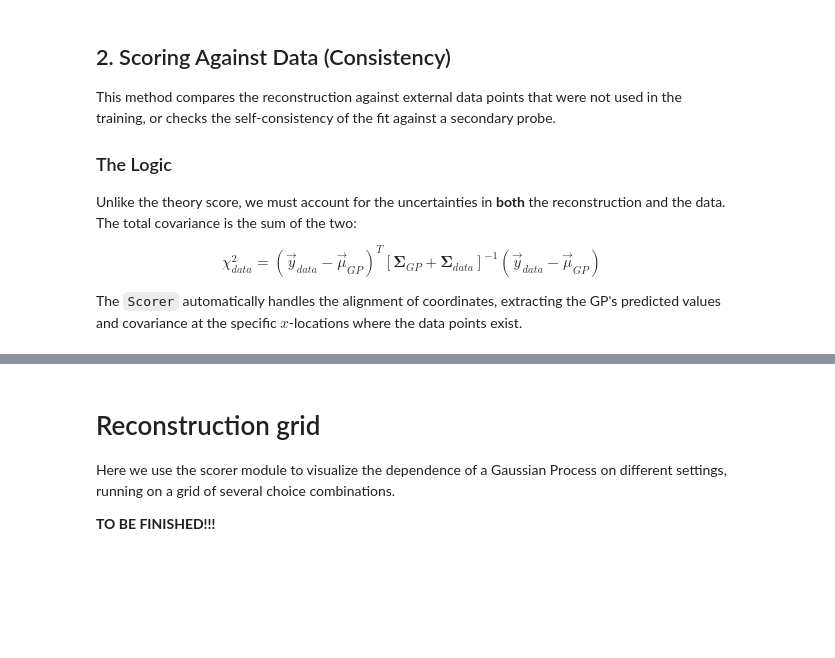
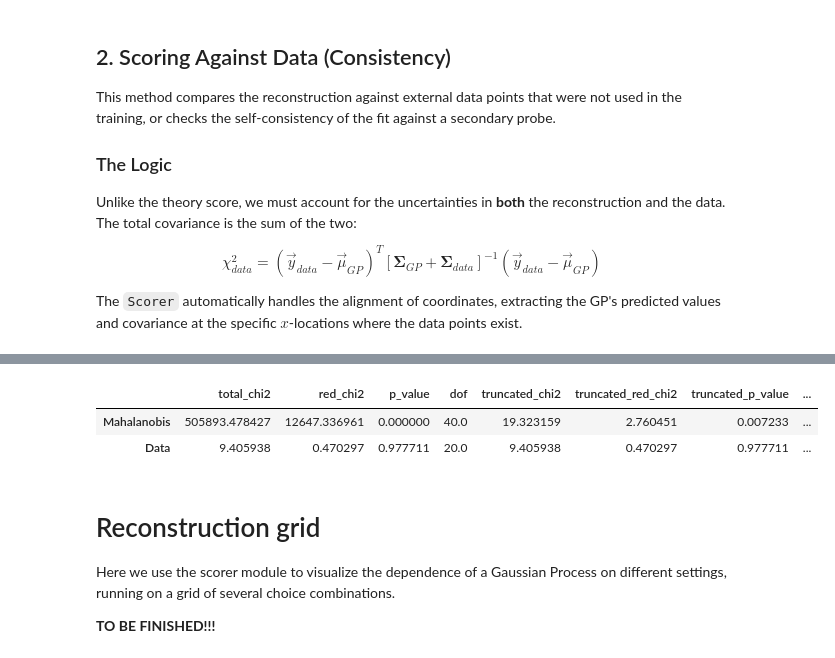
Before and after one commit to matmartinelli/CoRe, a Jupyter notebook: DEMO-Scorer.ipynb, the cells around one changed output, grey strips where cells are left out. Saved outputs shown, nothing was run; the diff lists cells and outputs as text; code cells hidden in the pictures; blank space fills up the shorter version.

```diff
--- a/DEMO-Scorer.ipynb
+++ b/DEMO-Scorer.ipynb
@@ -278,0 +292,8 @@ GPdiagnostic
+# %%
+GPdiagnostic = pd.DataFrame(columns=['total_chi2','red_chi2','p_value','dof',
+                                     'truncated_chi2','truncated_red_chi2','truncated_p_value','truncated_dof'])
+# %%
+scorer = Scorer(means,joint_cov,chatty=True,eigen_trunc_factor=1.e-5)
+# %%
+Mscore = scorer.score_against_theory(theory_df)
+GPdiagnostic.loc['Mahalanobis'] = [Mscore[col] for col in GPdiagnostic.columns]
@@ -278,0 +318,3 @@ GPdiagnostic
+# %%
+data_score = scorer.score_against_data(datasets)
+GPdiagnostic.loc['Data'] = [data_score[col] for col in GPdiagnostic.columns]
@@ -279,3 +339,9 @@ GPdiagnostic
+# %%
+GPdiagnostic
+# %% [output]
+|  | total_chi2 | red_chi2 | p_value | dof | truncated_chi2 | truncated_red_chi2 | truncated_p_value | ... |
+| Mahalanobis | 505893.478427 | 12647.336961 | 0.000000 | 40.0 | 19.323159 | 2.760451 | 0.007233 | ... |
+| Data | 9.405938 | 0.470297 | 0.977711 | 20.0 | 9.405938 | 0.470297 | 0.977711 | ... |
 # %% [markdown]
 # Reconstruction grid
 
```
Also changed, not shown: parts of 23 cells of this notebook.
